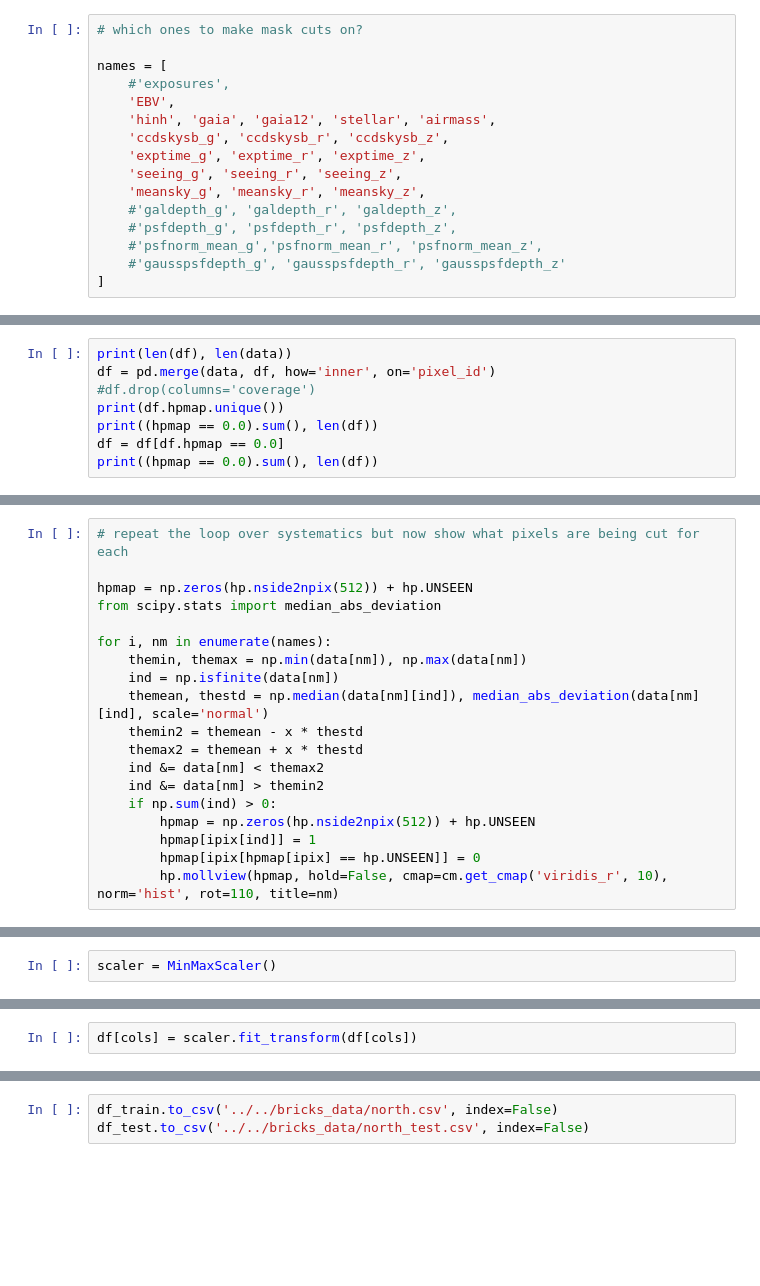
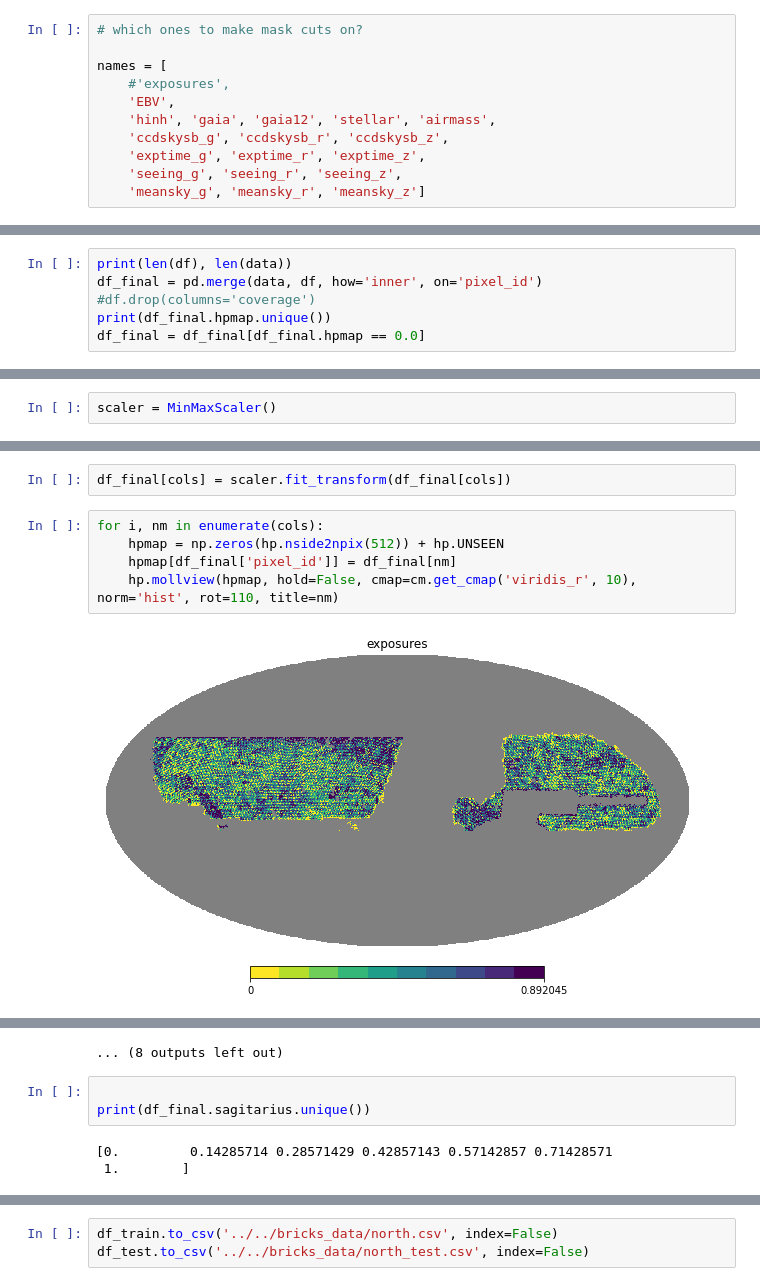
Before and after one commit to elleggert/astrostatistics, a Jupyter notebook: data_preprocessing/dataset_preparation/scaling_sys_maps.ipynb, the cells around one changed output, grey strips where cells are left out. Saved outputs shown, nothing was run; the diff lists cells and outputs as text; blank space fills up the shorter version.

Commit message:
Finalised refactoring of systematics workflow

```diff
--- a/data_preprocessing/dataset_preparation/scaling_sys_maps.ipynb
+++ b/data_preprocessing/dataset_preparation/scaling_sys_maps.ipynb
@@ -128,12 +124,7 @@ names = [
     'ccdskysb_g', 'ccdskysb_r', 'ccdskysb_z',
     'exptime_g', 'exptime_r', 'exptime_z',
     'seeing_g', 'seeing_r', 'seeing_z',
-    'meansky_g', 'meansky_r', 'meansky_z',
-    #'galdepth_g', 'galdepth_r', 'galdepth_z',
-    #'psfdepth_g', 'psfdepth_r', 'psfdepth_z',
-    #'psfnorm_mean_g','psfnorm_mean_r', 'psfnorm_mean_z',
-    #'gausspsfdepth_g', 'gausspsfdepth_r', 'gausspsfdepth_z'
-]
+    'meansky_g', 'meansky_r', 'meansky_z']
 # %%
 # number of standard deviations away from mean
 x = 10
@@ -206,10 +197,8 @@ print((hpmap == 1.0).sum())
 30811
 # %%
 print(len(df), len(data))
-df = pd.merge(data, df, how='inner', on='pixel_id')
+df_final = pd.merge(data, df, how='inner', on='pixel_id')
 #df.drop(columns='coverage')
-print(df.hpmap.unique())
-print((hpmap == 0.0).sum(), len(df))
-df = df[df.hpmap == 0.0]
-print((hpmap == 0.0).sum(), len(df))
+print(df_final.hpmap.unique())
+df_final = df_final[df_final.hpmap == 0.0]
 # %% [output]
@@ -220,19 +206,0 @@ print((hpmap == 0.0).sum(), len(df))
-# %%
-# repeat the loop over systematics but now show what pixels are being cut for each
-
-hpmap = np.zeros(hp.nside2npix(512)) + hp.UNSEEN
-from scipy.stats import median_abs_deviation
-
-for i, nm in enumerate(names):
-    themin, themax = np.min(data[nm]), np.max(data[nm])
-    ind = np.isfinite(data[nm])
-    themean, thestd = np.median(data[nm][ind]), median_abs_deviation(data[nm][ind], scale='normal')
-    themin2 = themean - x * thestd
-    themax2 = themean + x * thestd
-    ind &= data[nm] < themax2
-    ind &= data[nm] > themin2
-    if np.sum(ind) > 0:
-        hpmap = np.zeros(hp.nside2npix(512)) + hp.UNSEEN
-        hpmap[ipix[ind]] = 1
-        hpmap[ipix[hpmap[ipix] == hp.UNSEEN]] = 0
-        hp.mollview(hpmap, hold=False, cmap=cm.get_cmap('viridis_r', 10), norm='hist', rot=110, title=nm)
@@ -262,2 +227,9 @@ print(df.columns)
 # %%
-df[cols] = scaler.fit_transform(df[cols])
+df_final[cols] = scaler.fit_transform(df_final[cols])
+# %%
+for i, nm in enumerate(cols):
+    hpmap = np.zeros(hp.nside2npix(512)) + hp.UNSEEN
+    hpmap[df_final['pixel_id']] = df_final[nm]
+    hp.mollview(hpmap, hold=False, cmap=cm.get_cmap('viridis_r', 10), norm='hist', rot=110, title=nm)
+# %% [output]
+[figure, added]
@@ -264 +247,8 @@ df[cols] = scaler.fit_transform(df[cols])
+... (8 outputs left out)
+# %%
+
+print(df_final.sagitarius.unique())
+# %% [output]
+[0.         0.14285714 0.28571429 0.42857143 0.57142857 0.71428571
+ 1.        ]
 # %%
```
Also changed, not shown: parts of 12 cells of this notebook, 1 other file.
